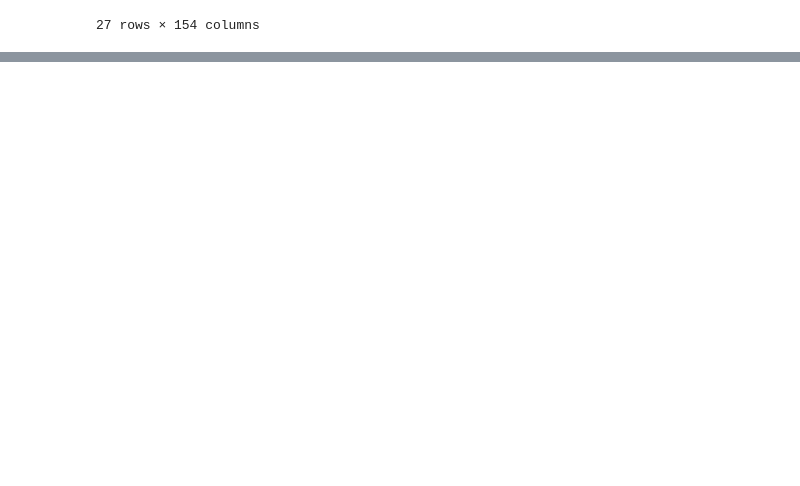
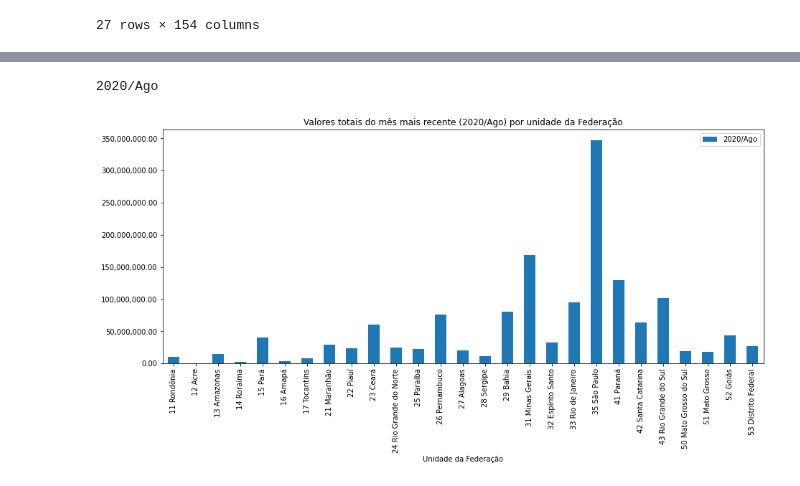
Before and after one commit to BrunoASNascimento/bootcamp-datascience-alura, a Jupyter notebook: modulo_01.ipynb, the cells around one changed output, grey strips where cells are left out. Drawn from its saved outputs; the diff is of its cells as text; code cells hidden in the pictures; blank space fills up the shorter version.

```diff
--- a/modulo_01.ipynb
+++ b/modulo_01.ipynb
@@ -60,0 +92,10 @@ Length: 151, dtype: float64
+# %%
+last_date = list(data.columns)[len(data.columns)-2]
+print(last_date)
+ax = data.plot(x="Unidade da Federação",y="2020/Ago",kind="bar",figsize=(15,6))
+ax.yaxis.set_major_formatter(ticker.StrMethodFormatter("{x:,.2f}"))
+plt.title(f"Valores totais do mês mais recente ({last_date}) por unidade da Federação")
+plt.show()
+# %% [output]
+2020/Ago
+[figure, added]
```
Also changed, not shown: parts of 9 cells of this notebook.
